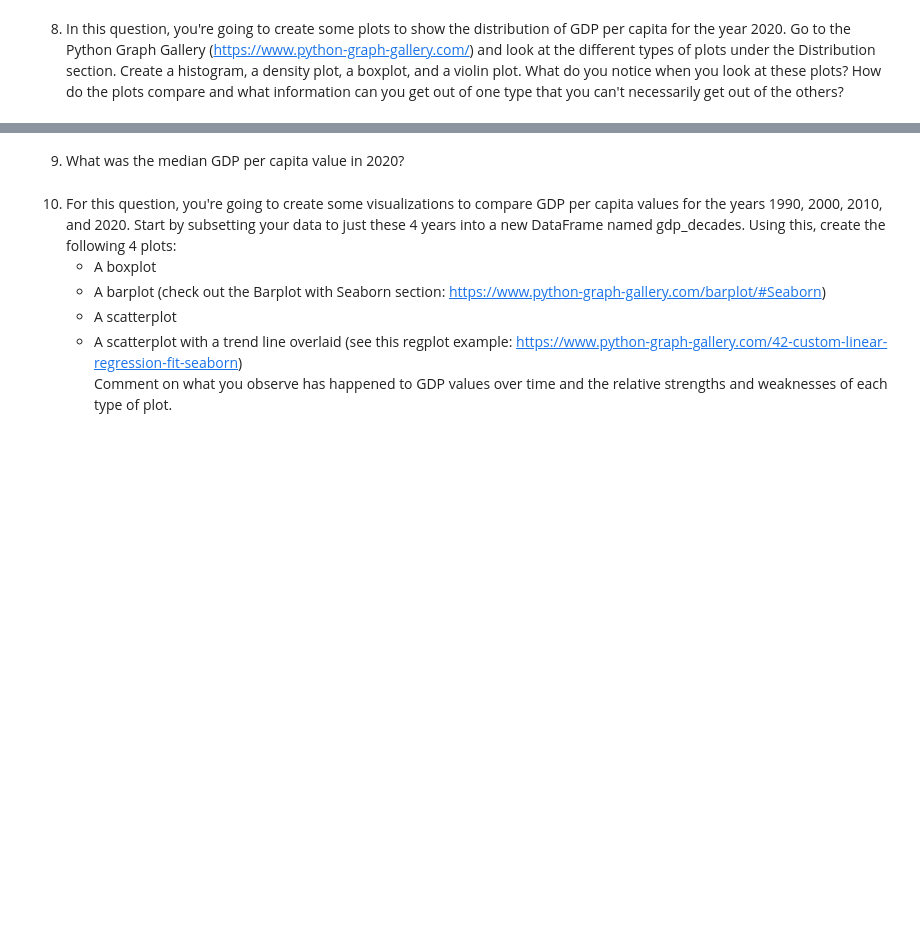
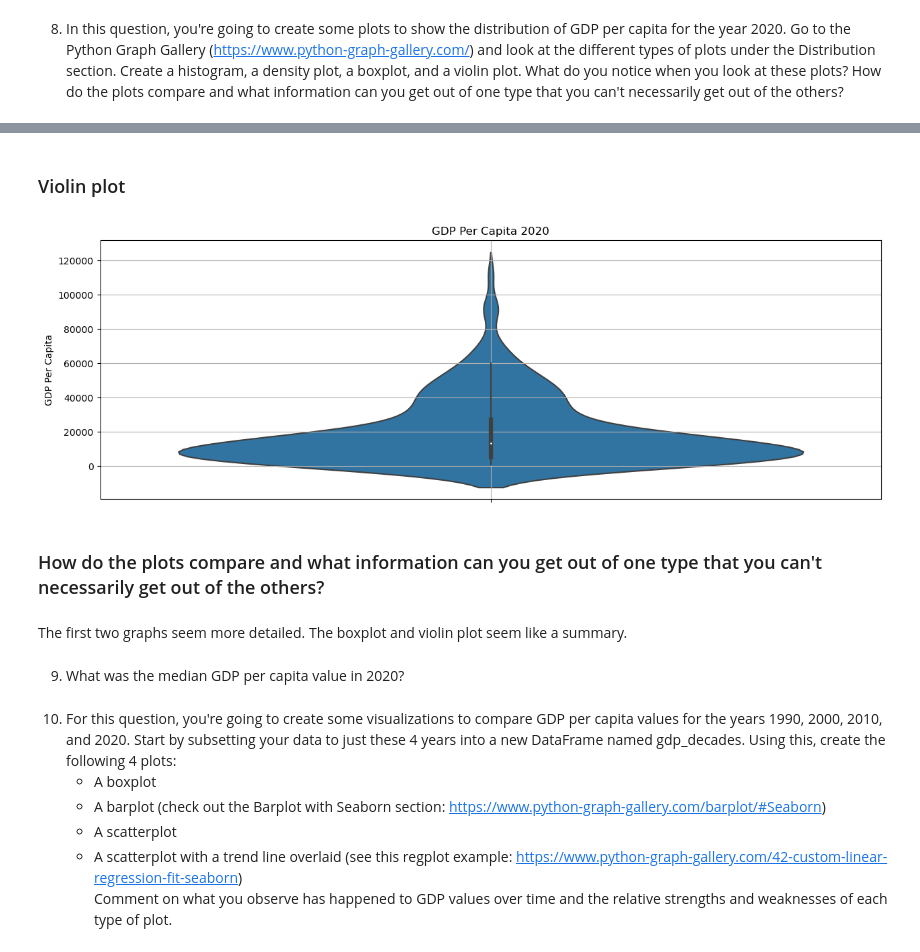
Before and after one commit to NSS-Data-Analytics-Cohort-10/gdp-and-internet-usage-BrandyLarramore, a Jupyter notebook: notebooks/gdp_project.ipynb, the cells around one changed output, grey strips where cells are left out. Drawn from its saved outputs; the diff is of its cells as text; code cells hidden in the pictures; blank space fills up the shorter version.

Commit message:
Just finished 8

```diff
--- a/notebooks/gdp_project.ipynb
+++ b/notebooks/gdp_project.ipynb
@@ -212,3 +199,20 @@ plt.show()
+# %% [markdown]
+### Violin plot
+# %%
+gdp_2020 = gdp_df[gdp_df['year'] == 2020] #just getting 2020
+
+plt.figure(figsize=(15, 5))
+sns.violinplot(y='gdp_per_capita', data=gdp_2020)
+plt.title('GDP Per Capita 2020')
+plt.ylabel('GDP Per Capita')
+plt.grid(True)
+plt.show()
+# %% [output]
+[figure, added]
+# %% [markdown]
+### How do the plots compare and what information can you get out of one type that you can't necessarily get out of the others?
+# %% [markdown]
+The first two graphs seem more detailed. The boxplot and violin plot seem like a summary.
 # %% [markdown]
 9. What was the median GDP per capita value in 2020?
 # %% [markdown]
```
Also changed, not shown: parts of 34 cells of this notebook.
